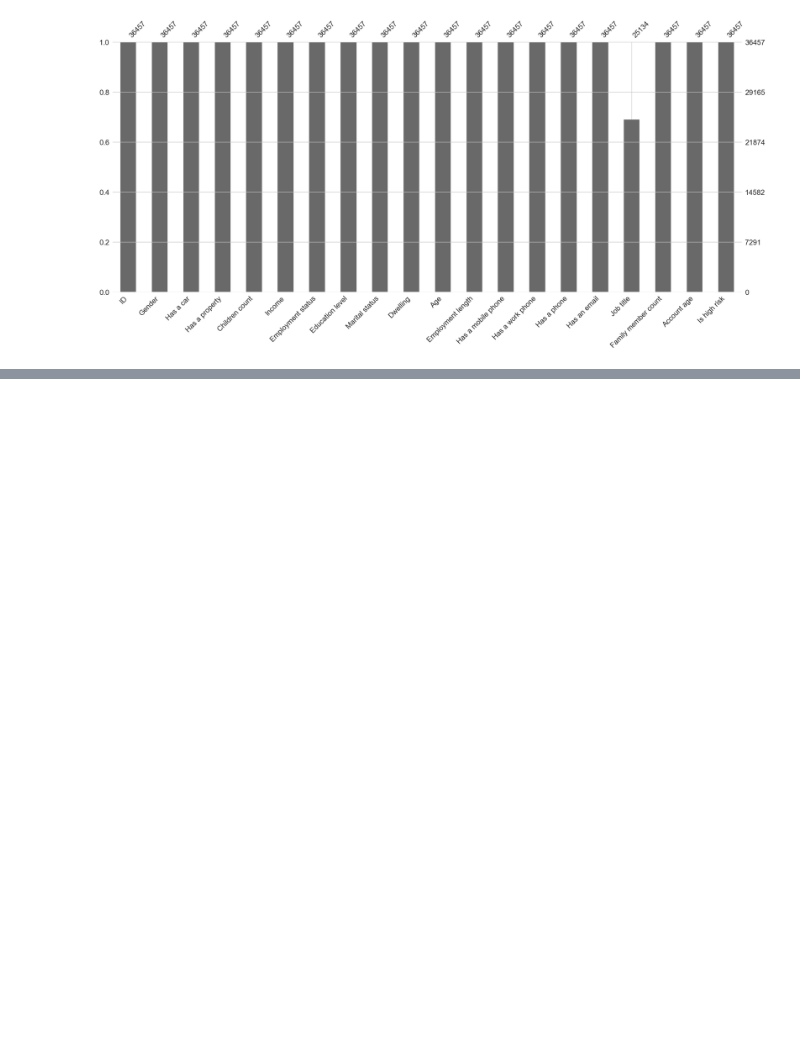
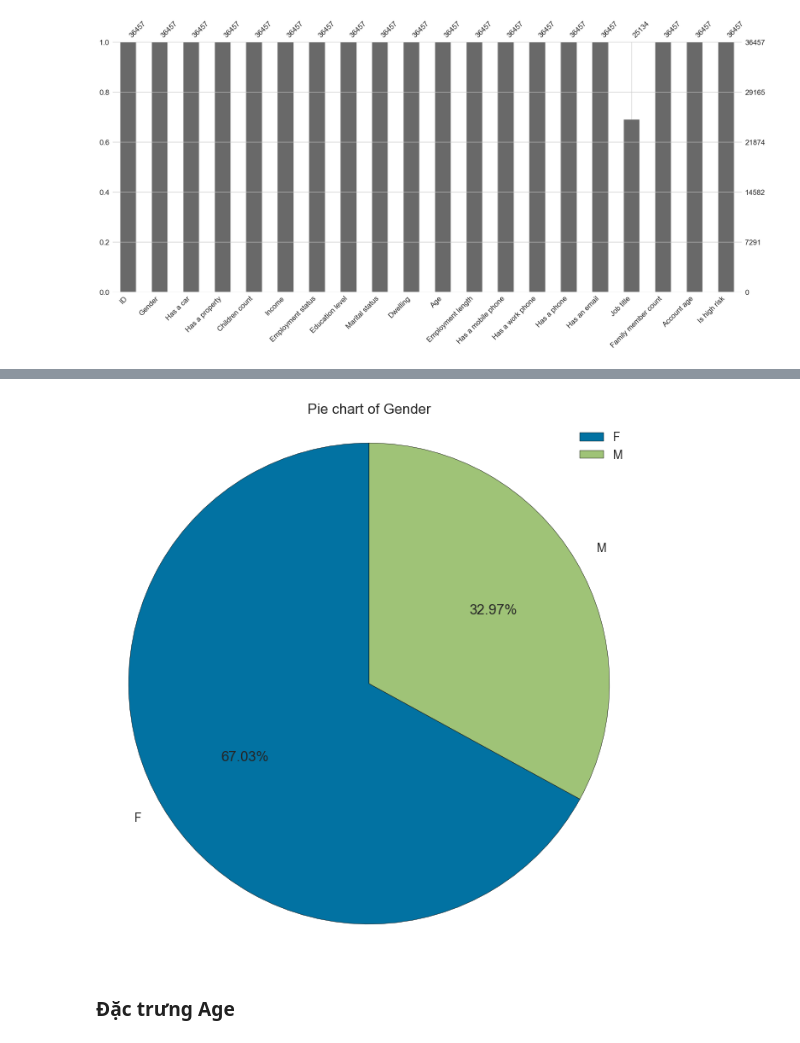
Before and after one commit to pisceskibo/CreditCardApprovalPrediction, a Jupyter notebook: CreditCard.ipynb, the cells around one changed output, grey strips where cells are left out. Cells and saved outputs as stored; diff of their text form; code cells hidden in the pictures; blank space fills up the shorter version.

```diff
--- a/CreditCard.ipynb
+++ b/CreditCard.ipynb
@@ -237,0 +270,7 @@ plt.show()
+# %%
+# Vẽ biểu đồ tròn
+create_pie_plot(cc_train_copy, 'Gender')
+# %% [output]
+[figure, added]
+# %% [markdown]
+### Đặc trưng Age
```
Also changed, not shown: parts of 11 cells of this notebook, 1 other file.
